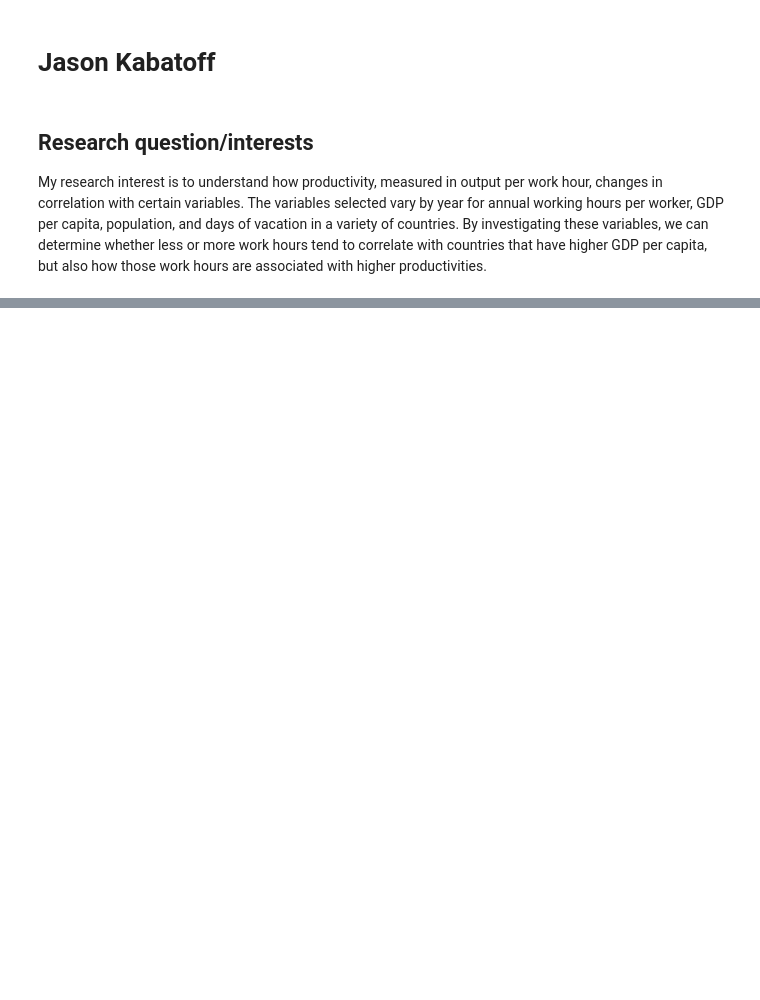
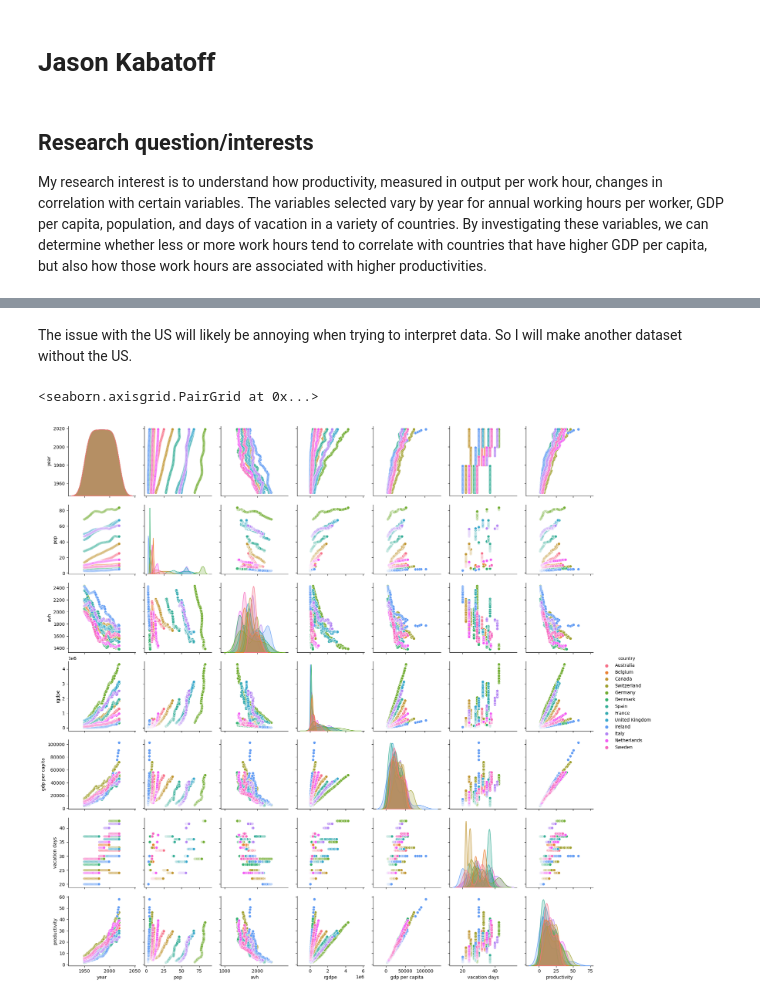
Before and after one commit to ubco-W2022T1-cosc301/project-group17, a Jupyter notebook: notebooks/analysis1.ipynb, the cells around one changed output, grey strips where cells are left out. Saved outputs shown, nothing was run; the diff lists cells and outputs as text; code cells hidden in the pictures; blank space fills up the shorter version.

```diff
--- a/notebooks/analysis1.ipynb
+++ b/notebooks/analysis1.ipynb
@@ -129,0 +121,9 @@ sns.jointplot(x = 'Vacation Days', y = 'Entity', data = df)
+# %% [markdown]
+The issue with the US will likely be annoying when trying to interpret data. So I will make another dataset without the US.
+# %%
+df_s = df.copy()
+df_s.drop(df_s[df_s['country'] == 'United States'].index, inplace = True)
+sns.pairplot(df_s, hue='country')
+# %% [output]
+<seaborn.axisgrid.PairGrid at 0x...>
+[figure, added]
```
Also changed, not shown: parts of 41 cells of this notebook, 3 other files.
